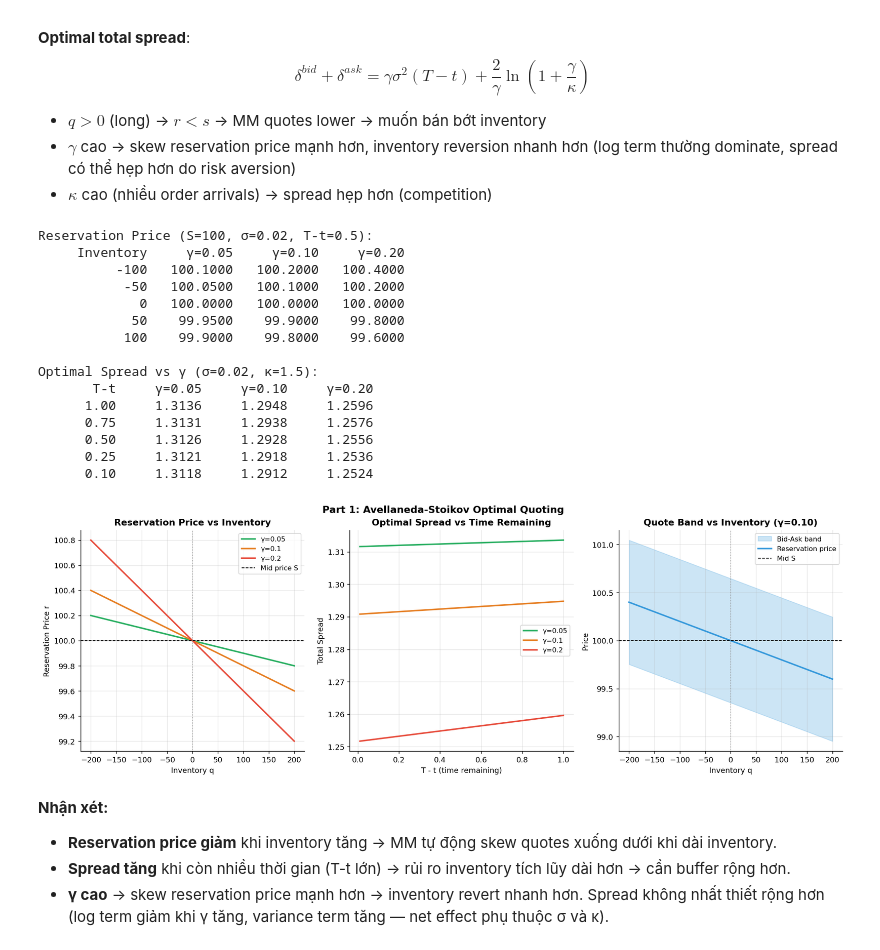
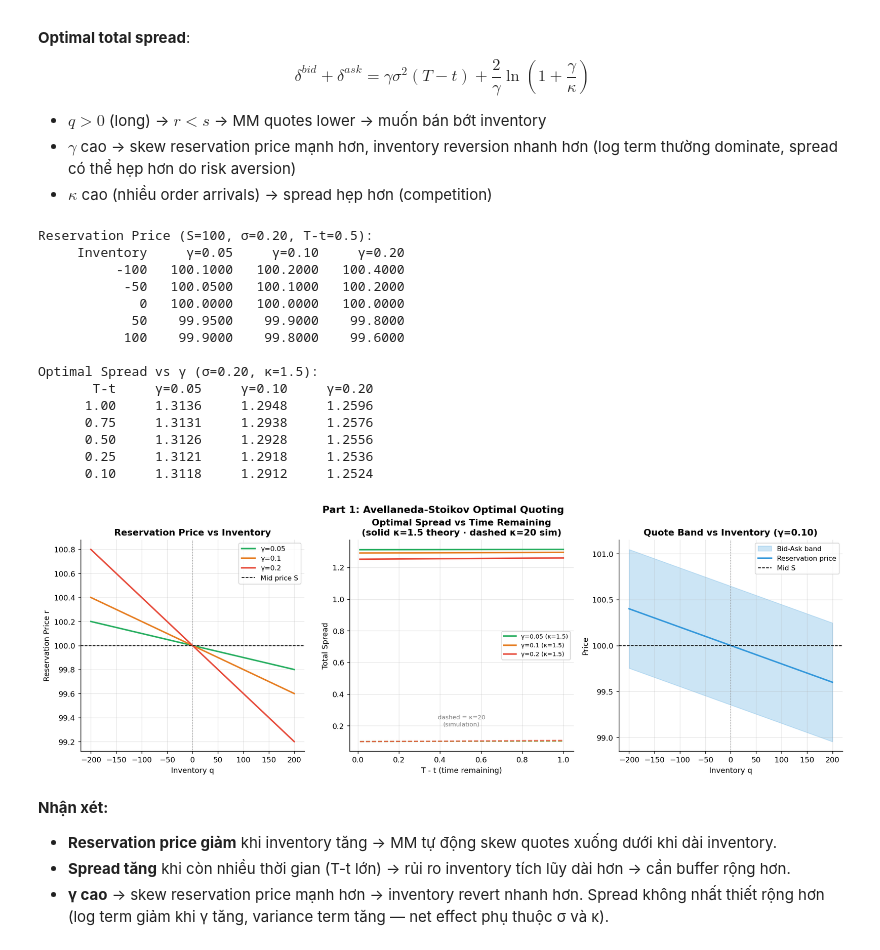
Before and after one commit to thisYui/Market-Reality-and-Dynamics, a Jupyter notebook: notebooks/01_market_structure/04_market_maker_inventory.ipynb, the cells around one changed output. Cells and saved outputs as stored; diff of their text form; code cells hidden in the pictures.

```diff
--- a/notebooks/01_market_structure/04_market_maker_inventory.ipynb
+++ b/notebooks/01_market_structure/04_market_maker_inventory.ipynb
@@ -89,20 +89,20 @@ inventories = np.linspace(-200, 200, 100)
 gammas = [0.05, 0.10, 0.20]
 T_mid = 0.5   # midway through session
 
-print("Reservation Price (S=100, σ=0.02, T-t=0.5):")
+print("Reservation Price (S=100, σ=0.20, T-t=0.5):")
 print(f"  {'Inventory':>12} {'γ=0.05':>10} {'γ=0.10':>10} {'γ=0.20':>10}")
 for q in [-100, -50, 0, 50, 100]:
     vals = [as_reservation_price(S0, q, g, sigma, T_mid) for g in gammas]
     print(f"  {q:>12} {vals[0]:>10.4f} {vals[1]:>10.4f} {vals[2]:>10.4f}")
 
 print()
-print("Optimal Spread vs γ (σ=0.02, κ=1.5):")
+print("Optimal Spread vs γ (σ=0.20, κ=1.5):")
 print(f"  {'T-t':>8} {'γ=0.05':>10} {'γ=0.10':>10} {'γ=0.20':>10}")
 for Tt in [1.0, 0.75, 0.5, 0.25, 0.1]:
     vals = [as_optimal_spread(g, sigma, Tt, kappa) for g in gammas]
     print(f"  {Tt:>8.2f} {vals[0]:>10.4f} {vals[1]:>10.4f} {vals[2]:>10.4f}")
 # %% [output]
-Reservation Price (S=100, σ=0.02, T-t=0.5):
+Reservation Price (S=100, σ=0.20, T-t=0.5):
      Inventory     γ=0.05     γ=0.10     γ=0.20
           -100   100.1000   100.2000   100.4000
            -50   100.0500   100.1000   100.2000
@@ -110,7 +110,7 @@ Reservation Price (S=100, σ=0.02, T-t=0.5):
             50    99.9500    99.9000    99.8000
            100    99.9000    99.8000    99.6000
 
-Optimal Spread vs γ (σ=0.02, κ=1.5):
+Optimal Spread vs γ (σ=0.20, κ=1.5):
        T-t     γ=0.05     γ=0.10     γ=0.20
       1.00     1.3136     1.2948     1.2596
       0.75     1.3131     1.2938     1.2576
@@ -133,44 +133,51 @@ ax.set_xlabel("Inventory q")
 ax.set_ylabel("Reservation Price r")
 ax.legend(fontsize=9)
 
-# 2. Optimal spread vs time remaining
+# 2. Optimal spread vs time remaining — solid=κ=1.5 theory, dashed=κ=20 simulation
 ax = axes[1]
 T_remaining = np.linspace(0.01, 1.0, 100)
 for gamma, color in zip(gammas, colors):
-    spreads = [as_optimal_spread(gamma, sigma, Tt, kappa) for Tt in T_remaining]
-    ax.plot(T_remaining, spreads, lw=2, color=color, label=f"γ={gamma}")
-ax.set_title("Optimal Spread vs Time Remaining", fontweight="bold")
+    # κ=1.5: textbook default, log_term dominates → spread ≈ 1.25–1.31
+    spreads_k15 = [as_optimal_spread(gamma, sigma, Tt, kappa) for Tt in T_remaining]
+    ax.plot(T_remaining, spreads_k15, lw=2, color=color, label=f"γ={gamma} (κ=1.5)")
+    # κ=20: used in simulation, spread ≈ 0.10 (realistic for this price/tick)
+    spreads_k20 = [as_optimal_spread(gamma, sigma, Tt, 20.0) for Tt in T_remaining]
+    ax.plot(T_remaining, spreads_k20, lw=1.5, color=color, ls="--", alpha=0.7)
+# Add annotation
+ax.annotate("dashed = κ=20\n(simulation)", xy=(0.5, 0.12), xycoords="axes fraction",
+            fontsize=8, color="gray", ha="center")
+ax.set_title("Optimal Spread vs Time Remaining\n(solid κ=1.5 theory · dashed κ=20 sim)", fontweight="bold")
 ax.set_xlabel("T - t (time remaining)")
 ax.set_ylabel("Total Spread")
-ax.legend(fontsize=9)
+ax.legend(fontsize=8)
 
 # 3. Bid/ask quotes around reservation price for γ=0.10
 ax = axes[2]
 gamma_plot = 0.10
 Tt_plot    = 0.5
 half_sp    = as_optimal_spread(gamma_plot, sigma, Tt_plot, kappa) / 2
 for q in inventories:
     r = as_reservation_price(S0, q, gamma_plot, sigma, Tt_plot)
 ax.fill_between(
     inventories,
     [as_reservation_price(S0, q, gamma_plot, sigma, Tt_plot) - half_sp for q in inventories],
     [as_reservation_price(S0, q, gamma_plot, sigma, Tt_plot) + half_sp for q in inventories],
     alpha=0.25, color="#3498db", label="Bid-Ask band"
 )
 r_line = [as_reservation_price(S0, q, gamma_plot, sigma, Tt_plot) for q in inventories]
 ax.plot(inventories, r_line, lw=2, color="#3498db", label="Reservation price")
 ax.axhline(S0, color="black", lw=1, ls="--", label="Mid S")
 ax.axvline(0, color="gray", lw=0.8, ls=":")
 ax.set_title("Quote Band vs Inventory (γ=0.10)", fontweight="bold")
 ax.set_xlabel("Inventory q")
 ax.set_ylabel("Price")
 ax.legend(fontsize=9)
 
 plt.tight_layout()
 plt.suptitle("Part 1: Avellaneda-Stoikov Optimal Quoting", y=1.02, fontsize=13, fontweight="bold")
 plt.show()
 # %% [output]
-[figure, old version]
+[figure, new version]
 # %% [markdown]
 **Nhận xét:**
 - **Reservation price giảm** khi inventory tăng → MM tự động skew quotes xuống dưới khi dài inventory.
```
Also changed, not shown: parts of 4 cells of this notebook, 1 other file.
